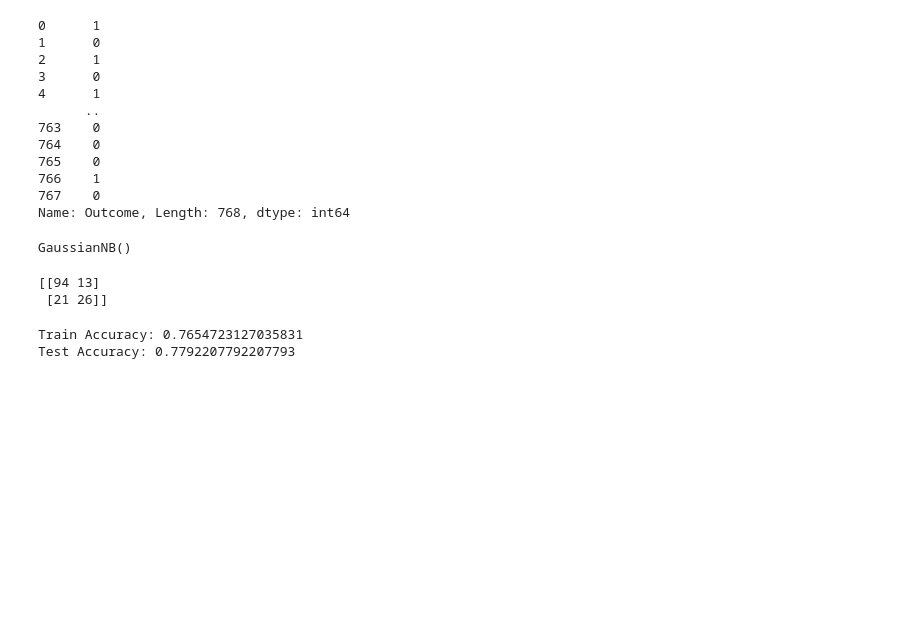
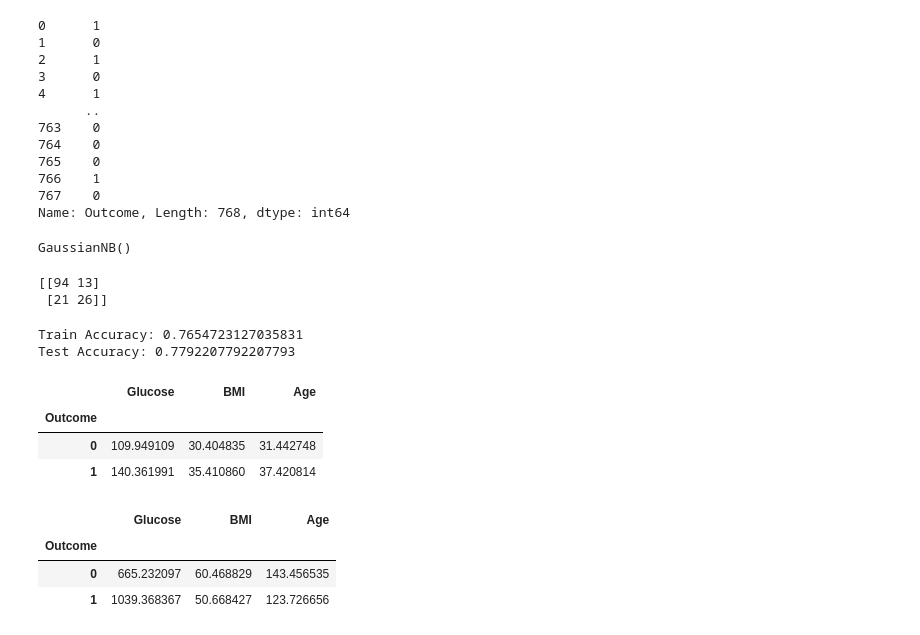
Before and after one commit to naylaviona/Kecerdasan-Buatan, a Jupyter notebook: KecerdasanBuatanNB.ipynb, the cells around one changed output. Saved outputs shown, nothing was run; the diff lists cells and outputs as text; code cells hidden in the pictures; blank space fills up the shorter version.

```diff
--- a/KecerdasanBuatanNB.ipynb
+++ b/KecerdasanBuatanNB.ipynb
@@ -27,8 +27,8 @@ print(dataset)
 
 [768 rows x 9 columns]
 # %%
-X = data[['Glucose','BMI','Age']]
-y = data['Outcome']
+X = dataset[['Glucose','BMI','Age']]
+y = dataset['Outcome']
 print(X)
 # %% [output]
      Glucose   BMI  Age
@@ -86,3 +86,17 @@ print("Test Accuracy:", model.score(X_test, y_test))
 # %% [output]
 Train Accuracy: 0.7654723127035831
 Test Accuracy: 0.7792207792207793
+# %%
+X_train.groupby(y_train).mean()
+# %% [output]
+|  | Glucose | BMI | Age |
+| Outcome |  |  |  |
+| 0 | 109.949109 | 30.404835 | 31.442748 |
+| 1 | 140.361991 | 35.410860 | 37.420814 |
+# %%
+X_train.groupby(y_train).var()
+# %% [output]
+|  | Glucose | BMI | Age |
+| Outcome |  |  |  |
+| 0 | 665.232097 | 60.468829 | 143.456535 |
+| 1 | 1039.368367 | 50.668427 | 123.726656 |
```
